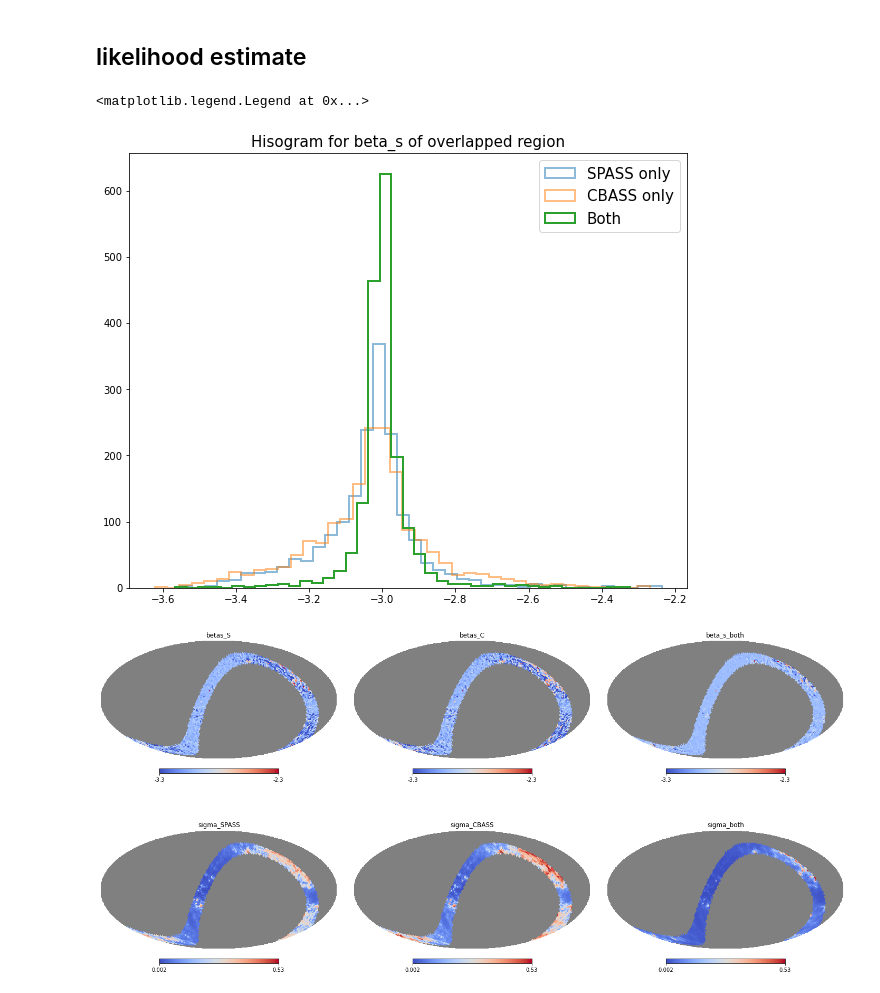
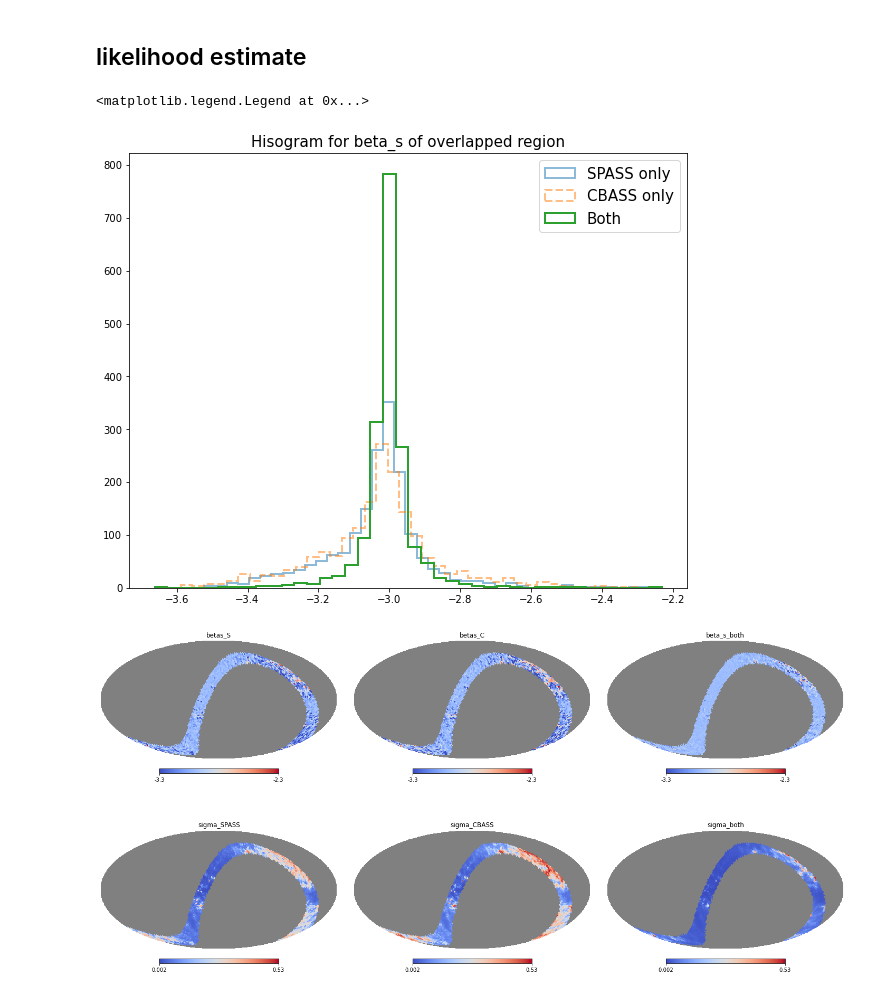
Before and after one commit to yaojian95/Beta_s, a Jupyter notebook: Likelihood_analysis.ipynb, the cells around one changed output. Drawn from its saved outputs; the diff is of its cells as text; code cells hidden in the pictures.

```diff
--- a/Likelihood_analysis.ipynb
+++ b/Likelihood_analysis.ipynb
@@ -213,30 +214,30 @@ P1[orders].min()
 low_orders =  np.load('/global/cscratch1/sd/jianyao/CBASS/Results/s0_only_homo_noise/Low_SNR_pixels_1455.npy')
 orders = np.load('/global/cscratch1/sd/jianyao/CBASS/Results/s0_only_homo_noise/High_SNR_pixels_300.npy')
 # %%
-As_betas_both = np.load('/global/cscratch1/sd/jianyao/CBASS/Results/s0_only_homo_noise/Dyne_As_betas_masked_both_32_with_SPASS_CBASS.npy')
-As_betas_S = np.load('/global/cscratch1/sd/jianyao/CBASS/Results/s0_only_homo_noise/Dyne_As_betas_masked_both_32_with_SPASS_only.npy')
-As_betas_C = np.load('/global/cscratch1/sd/jianyao/CBASS/Results/s0_only_homo_noise/Dyne_As_betas_masked_both_32_with_CBASS_only.npy')
+As_betas_both = np.load('/global/cscratch1/sd/jianyao/CBASS/Results/s0_only_homo_noise/Dyne_As_betas_masked_both_32_with_SPASS_CBASS_001.npy')
+As_betas_S = np.load('/global/cscratch1/sd/jianyao/CBASS/Results/s0_only_homo_noise/Dyne_As_betas_masked_both_32_with_SPASS_only_001.npy')
+As_betas_C = np.load('/global/cscratch1/sd/jianyao/CBASS/Results/s0_only_homo_noise/Dyne_As_betas_masked_both_32_with_CBASS_only_001.npy')
 # %%
-betas_both = utilities.Bp2f(As_betas_both, mask_index, nside = nside)[2]
-sig_B_both = utilities.Bp2f(As_betas_both, mask_index, nside = nside)[3]
+betas_both = Bp2f(As_betas_both, mask_index, nside = nside)[2]
+sig_B_both = Bp2f(As_betas_both, mask_index, nside = nside)[3]
 
-betas_C = utilities.Bp2f(As_betas_C, mask_index, nside = nside)[2]
-sig_B_C = utilities.Bp2f(As_betas_C, mask_index, nside = nside)[3]
-betas_S = utilities.Bp2f(As_betas_S, mask_index, nside = nside)[2]
-sig_B_S = utilities.Bp2f(As_betas_S, mask_index, nside = nside)[3]
+betas_C = Bp2f(As_betas_C, mask_index, nside = nside)[2]
+sig_B_C = Bp2f(As_betas_C, mask_index, nside = nside)[3]
+betas_S = Bp2f(As_betas_S, mask_index, nside = nside)[2]
+sig_B_S = Bp2f(As_betas_S, mask_index, nside = nside)[3]
 # %%
 plt.figure(figsize = (10,8))
 plt.hist(betas_S[mask_index],  bins = 40, histtype="step", label = 'SPASS only', lw = 2, alpha = 0.5)
 
-plt.hist(betas_C[mask_index], bins = 40, histtype="step" , label = 'CBASS only', lw = 2, alpha = 0.5)
+plt.hist(betas_C[mask_index], bins = 40, histtype="step" , label = 'CBASS only', lw = 2, linestyle = '--',alpha = 0.5)
 
 plt.hist(betas_both[mask_index],  bins = 40, histtype="step" , label = 'Both', lw = 2)
 
 plt.title('Hisogram for beta_s of overlapped region', fontsize = 15)
 plt.legend(fontsize = 15)
 # %% [output]
 <matplotlib.legend.Legend at 0x...>
-[figure, old version]
+[figure, new version]
 # %%
 plt.figure(figsize = (20, 10))
 hp.mollview(betas_S, cmap = 'coolwarm', sub = 231, title = 'betas_S', min = -3.3, max = -2.3)
```
Also changed, not shown: parts of 24 cells of this notebook, 3 other files.
